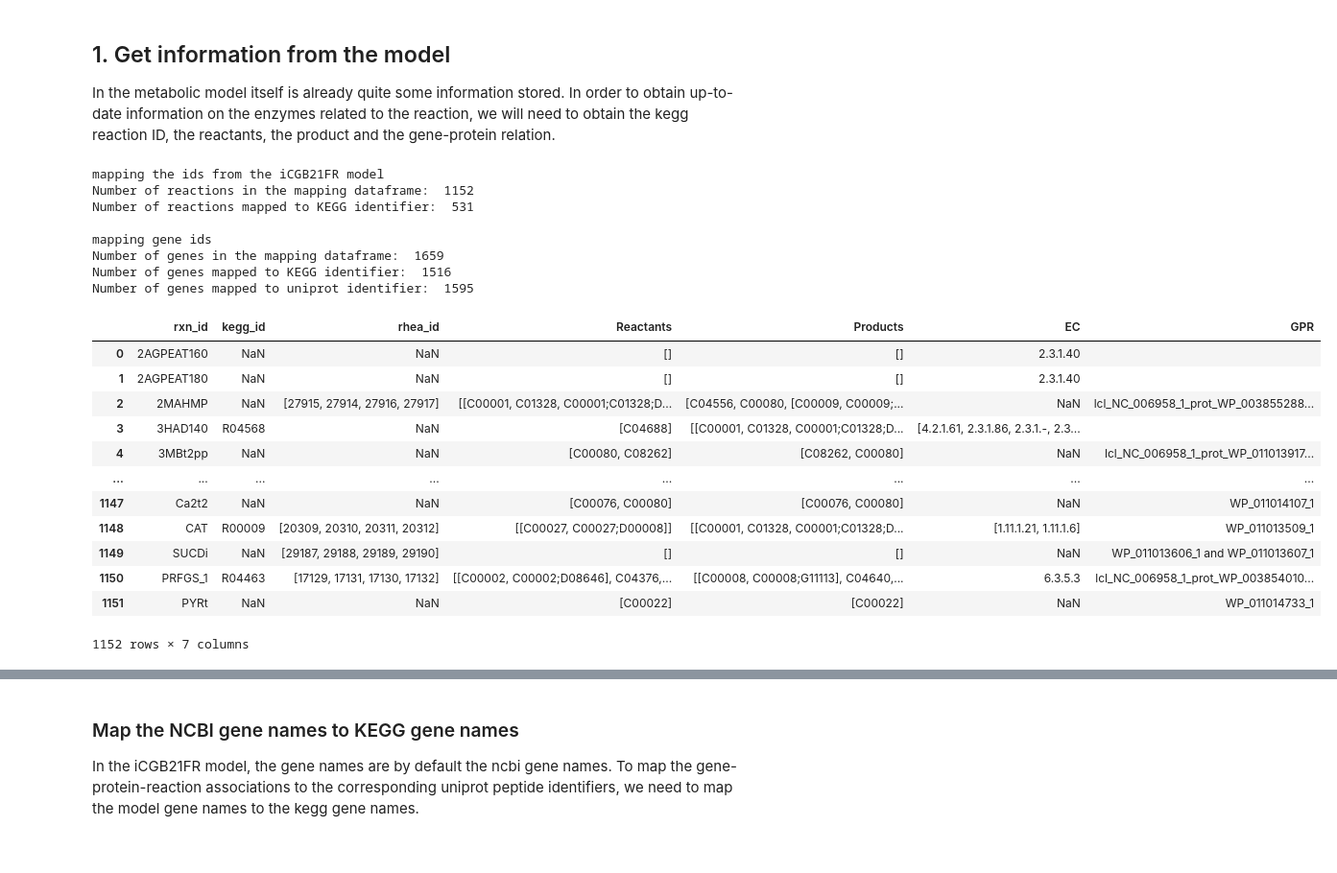
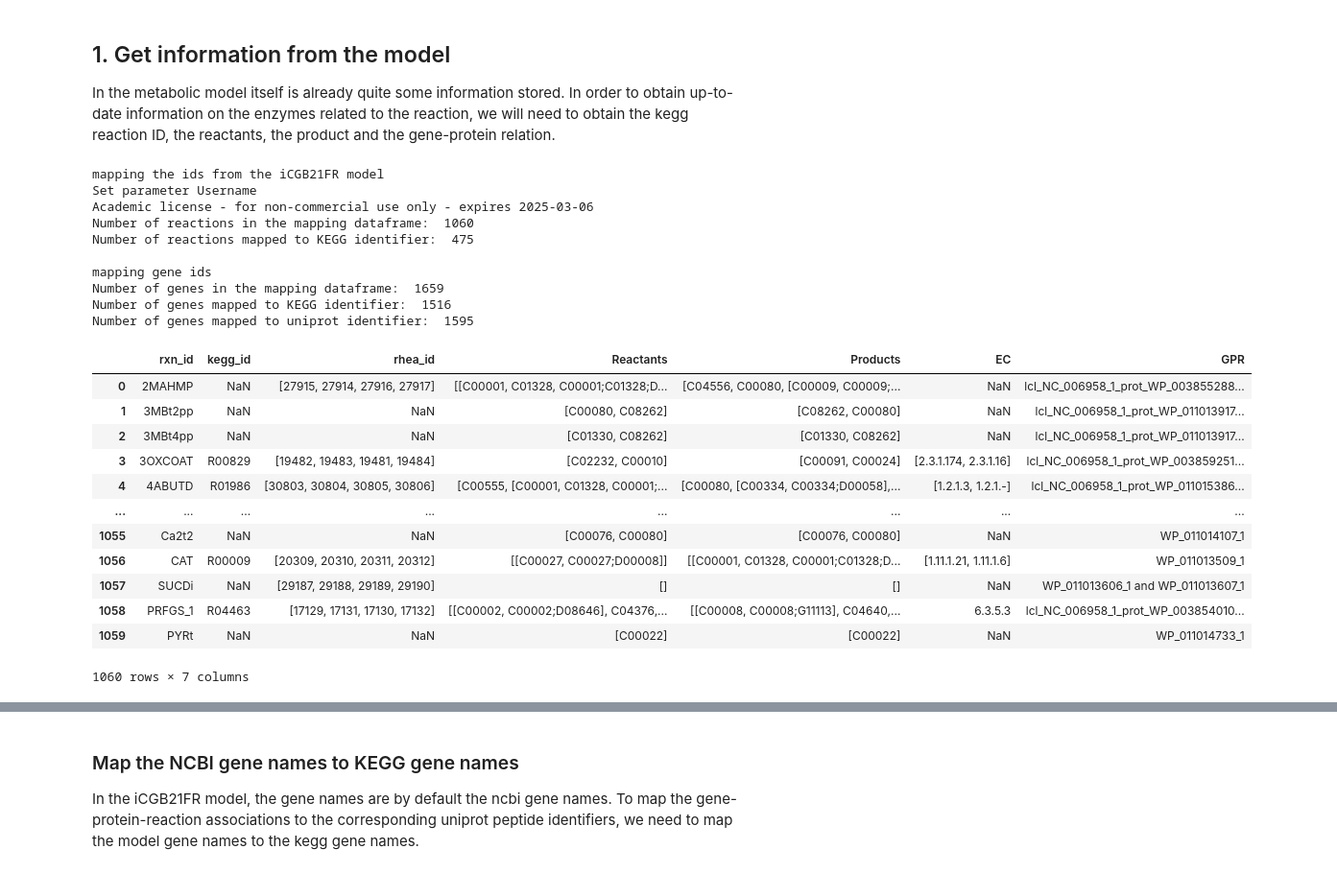
Before and after one commit to iAMB-RWTH-Aachen/PAMparametrizer, a Jupyter notebook: Scripts/i1_preprocessing/parse_kcat_values_GotEnzymes_iCGB21FR.ipynb, the cells around one changed output, grey strips where cells are left out. Shown: that part at 96% size. Cells and saved outputs as stored; diff of their text form; code cells hidden in the pictures.

Commit message:
updated the mapping to proteins to get a better coverage of the metabolic proteins

```diff
--- a/Scripts/i1_preprocessing/parse_kcat_values_GotEnzymes_iCGB21FR.ipynb
+++ b/Scripts/i1_preprocessing/parse_kcat_values_GotEnzymes_iCGB21FR.ipynb
@@ -84,7 +84,7 @@ def create_id_mapper_from_model(model):
     id_mapper_df = pd.DataFrame(columns = ['rxn_id', 'kegg_id', 'rhea_id', 'Reactants','Products','EC', 'GPR'])
     for rxn in model.reactions:
         #skip transport reactions and ATP maintenance requirement
-        if 'ex' in rxn.id or 'EX' in rxn.id or rxn.id == 'ATPM':
+        if 'ex' in rxn.id or 'EX' in rxn.id or rxn.id == 'ATPM' or len(rxn.genes) == 0:
             continue
         to_append= []
 
@@ -148,47 +148,49 @@ def create_gene_id_mapper_df(model):
                 if dbxref in gene.annotation:
                     row.append(gene.annotation[dbxref])
                 else:
                     row.append(np.nan)
             mapper_df.loc[len(mapper_df)] = row
 
     #need to split of cgb: in front of kegg.gene id
     mapper_df['kegg_gene'] = mapper_df['kegg_gene'].apply(
     lambda gene: gene.split(':')[1] if isinstance(gene, str) and ':' in gene else gene
     )
     print('Number of genes in the mapping dataframe: ',len(mapper_df))
     print('Number of genes mapped to KEGG identifier: ', len(mapper_df.kegg_gene.dropna()))
     print('Number of genes mapped to uniprot identifier: ', len(mapper_df.uniprot_id.dropna()))
     return mapper_df
 
 
 print('mapping the ids from the iCGB21FR model')
 model =read_sbml_model(MODEL_FILE_PATH)
 id_mapper = create_id_mapper_from_model(model)
 print('\nmapping gene ids')
 gene_id_mapper = create_gene_id_mapper_df(model)
 id_mapper
 # %% [output]
 mapping the ids from the iCGB21FR model
-Number of reactions in the mapping dataframe:  1152
-Number of reactions mapped to KEGG identifier:  531
+Set parameter Username
+Academic license - for non-commercial use only - expires 2025-03-06
+Number of reactions in the mapping dataframe:  1060
+Number of reactions mapped to KEGG identifier:  475
 
 mapping gene ids
 Number of genes in the mapping dataframe:  1659
 Number of genes mapped to KEGG identifier:  1516
 Number of genes mapped to uniprot identifier:  1595
 |  | rxn_id | kegg_id | rhea_id | Reactants | Products | EC | GPR |
-| 0 | 2AGPEAT160 | NaN | NaN | [] | [] | 2.3.1.40 |  |
-| 1 | 2AGPEAT180 | NaN | NaN | [] | [] | 2.3.1.40 |  |
-| 2 | 2MAHMP | NaN | [27915, 27914, 27916, 27917] | [[C00001, C01328, C00001;C01328;D... | [C04556, C00080, [C00009, C00009;... | NaN | lcl_NC_006958_1_prot_WP_003855288... |
-| 3 | 3HAD140 | R04568 | NaN | [C04688] | [[C00001, C01328, C00001;C01328;D... | [4.2.1.61, 2.3.1.86, 2.3.1.-, 2.3... |  |
-| 4 | 3MBt2pp | NaN | NaN | [C00080, C08262] | [C08262, C00080] | NaN | lcl_NC_006958_1_prot_WP_011013917... |
+| 0 | 2MAHMP | NaN | [27915, 27914, 27916, 27917] | [[C00001, C01328, C00001;C01328;D... | [C04556, C00080, [C00009, C00009;... | NaN | lcl_NC_006958_1_prot_WP_003855288... |
+| 1 | 3MBt2pp | NaN | NaN | [C00080, C08262] | [C08262, C00080] | NaN | lcl_NC_006958_1_prot_WP_011013917... |
+| 2 | 3MBt4pp | NaN | NaN | [C01330, C08262] | [C01330, C08262] | NaN | lcl_NC_006958_1_prot_WP_011013917... |
+| 3 | 3OXCOAT | R00829 | [19482, 19483, 19481, 19484] | [C02232, C00010] | [C00091, C00024] | [2.3.1.174, 2.3.1.16] | lcl_NC_006958_1_prot_WP_003859251... |
+| 4 | 4ABUTD | R01986 | [30803, 30804, 30805, 30806] | [C00555, [C00001, C01328, C00001;... | [C00080, [C00334, C00334;D00058],... | [1.2.1.3, 1.2.1.-] | lcl_NC_006958_1_prot_WP_011015386... |
 | ... | ... | ... | ... | ... | ... | ... | ... |
-| 1147 | Ca2t2 | NaN | NaN | [C00076, C00080] | [C00076, C00080] | NaN | WP_011014107_1 |
-| 1148 | CAT | R00009 | [20309, 20310, 20311, 20312] | [[C00027, C00027;D00008]] | [[C00001, C01328, C00001;C01328;D... | [1.11.1.21, 1.11.1.6] | WP_011013509_1 |
-| 1149 | SUCDi | NaN | [29187, 29188, 29189, 29190] | [] | [] | NaN | WP_011013606_1 and WP_011013607_1 |
-| 1150 | PRFGS_1 | R04463 | [17129, 17131, 17130, 17132] | [[C00002, C00002;D08646], C04376,... | [[C00008, C00008;G11113], C04640,... | 6.3.5.3 | lcl_NC_006958_1_prot_WP_003854010... |
-| 1151 | PYRt | NaN | NaN | [C00022] | [C00022] | NaN | WP_011014733_1 |
+| 1055 | Ca2t2 | NaN | NaN | [C00076, C00080] | [C00076, C00080] | NaN | WP_011014107_1 |
+| 1056 | CAT | R00009 | [20309, 20310, 20311, 20312] | [[C00027, C00027;D00008]] | [[C00001, C01328, C00001;C01328;D... | [1.11.1.21, 1.11.1.6] | WP_011013509_1 |
+| 1057 | SUCDi | NaN | [29187, 29188, 29189, 29190] | [] | [] | NaN | WP_011013606_1 and WP_011013607_1 |
+| 1058 | PRFGS_1 | R04463 | [17129, 17131, 17130, 17132] | [[C00002, C00002;D08646], C04376,... | [[C00008, C00008;G11113], C04640,... | 6.3.5.3 | lcl_NC_006958_1_prot_WP_003854010... |
+| 1059 | PYRt | NaN | NaN | [C00022] | [C00022] | NaN | WP_011014733_1 |
-1152 rows × 7 columns
+1060 rows × 7 columns
 # %%
 gene_id_mapper
 # %% [output]
```
Also changed, not shown: parts of 10 cells of this notebook, 1 other file.
